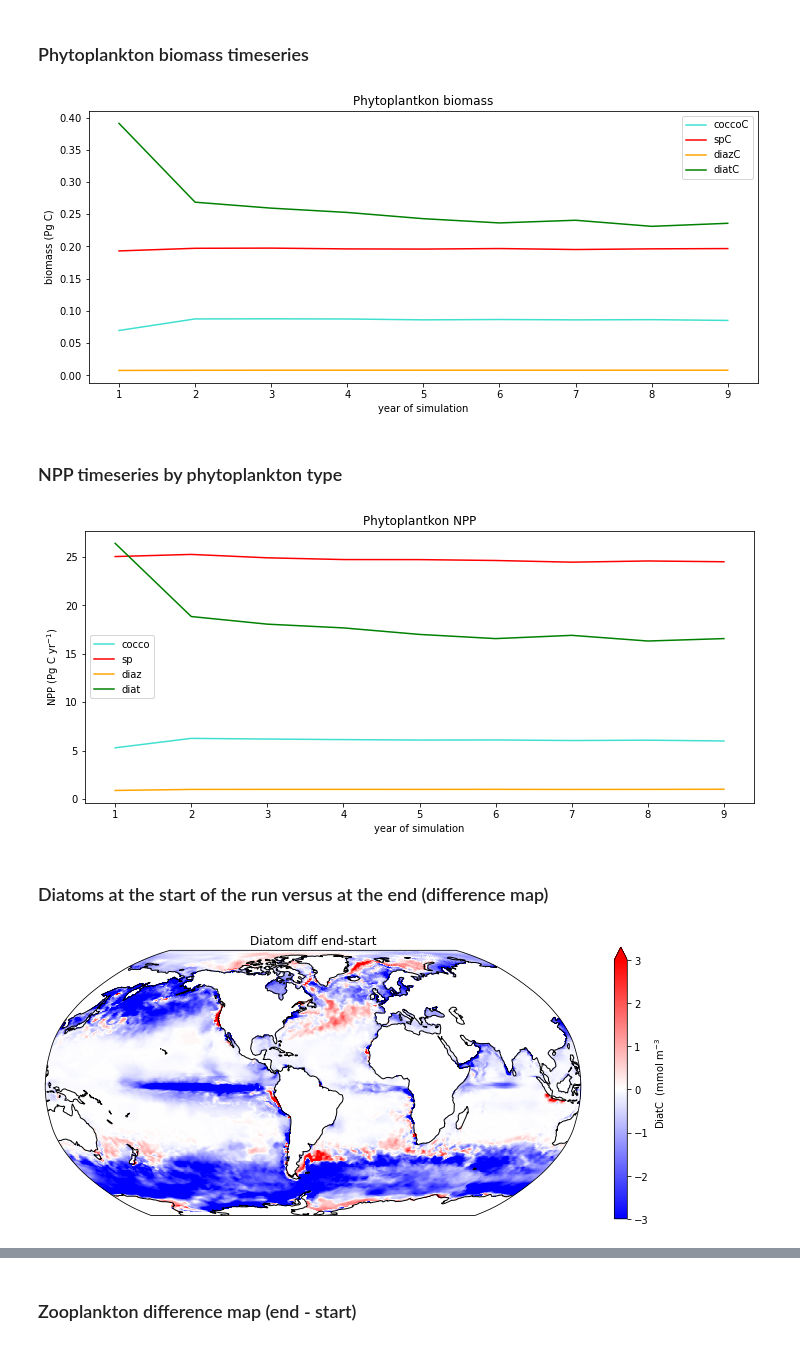
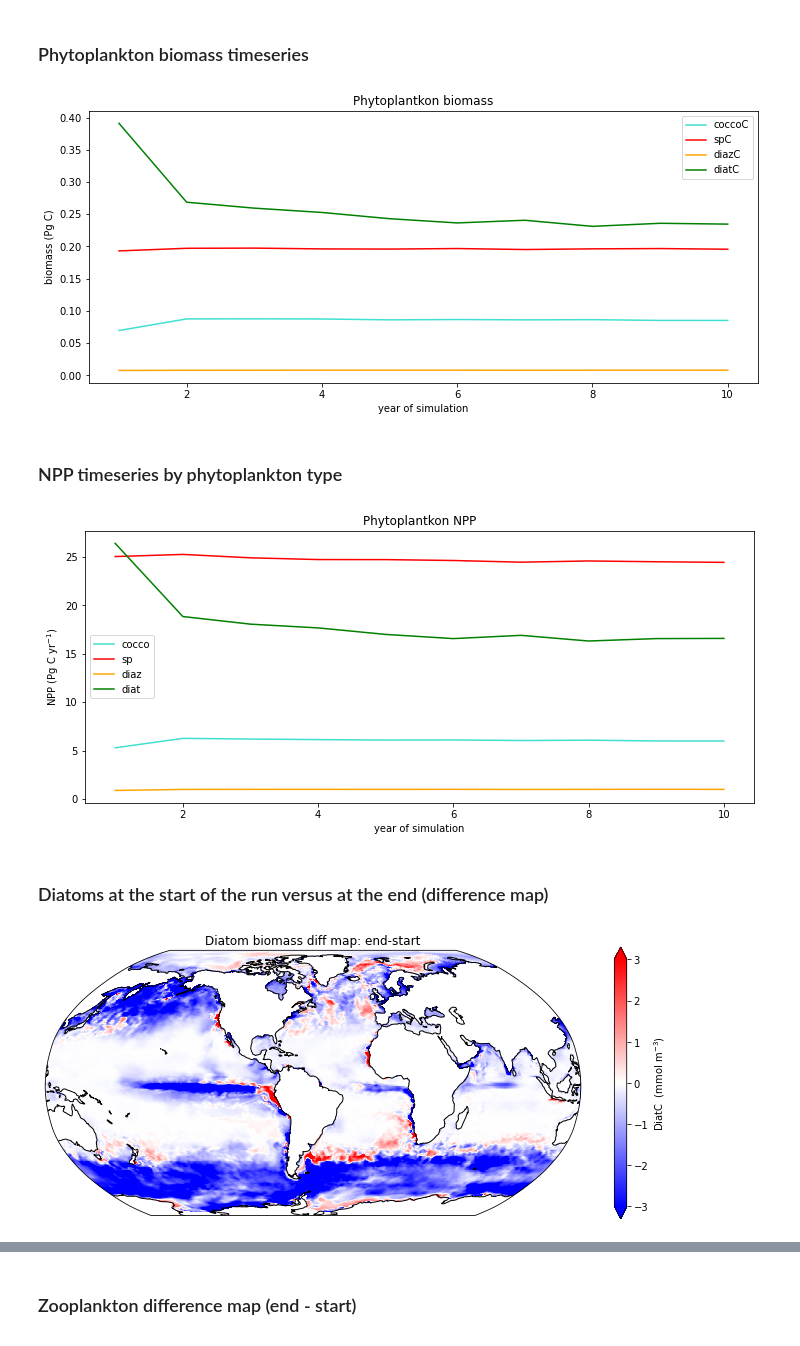
Before and after one commit to kristenkrumhardt/CESM2_oceanBGC_diag, a Jupyter notebook: mom6-marbl/tuning_4p2z/longer_run/MARBL_MOM6_ts_017.ipynb, the cells around one changed output, grey strips where cells are left out. Drawn from its saved outputs; the diff is of its cells as text; code cells hidden in the pictures.

Commit message:
updating to 10 years for 017

```diff
--- a/mom6-marbl/tuning_4p2z/longer_run/MARBL_MOM6_ts_017.ipynb
+++ b/mom6-marbl/tuning_4p2z/longer_run/MARBL_MOM6_ts_017.ipynb
@@ -31,7 +31,7 @@ user = 'kristenk'
 ## Define the year range to examine and get the CESM history files
 # %%
 start_yr = 1
-num_years = 9
+num_years = 10
 endyr = start_yr + num_years
 # %% [markdown]
 #### first get the 3-D variables
@@ -88,7 +90,7 @@ variables2d = ['photoC_TOT_zint','photoC_sp_zint',
              'photoC_diat_zint','photoC_diaz_zint','photoC_cocco_zint',
              'CaCO3_PROD_zint','POC_FLUX_100m',
              'x_graze_microzoo_zint','x_graze_mesozoo_zint',
-            'IFRAC','FG_CO2']
+            'IFRAC','FG_CO2','diat_Fe_lim_surf']
 
 variables3d = ['SiO2_PROD','diatC', 'coccoC','spC','diazC',
             'microzooC','mesozooC','diaz_Nfix']
@@ -214,6 +216,14 @@ for zoo in ['microzooC','mesozooC','spC','coccoC','diatC','diazC']:
     ds_glb[zoo] = tmp
     ds_glb[zoo].attrs['units'] = 'Pg C'
 
+########## global mean diatom iron lim
+
+v = 'diat_Fe_lim_surf'
+
+ds_glb[v] = (((cesm_ann_ds2[v] * area).sum(dim=('xh', 'yh')))/area.sum(dim=('xh', 'yh'))).compute()
+ds_glb[v].attrs = cesm_ann_ds2[v].attrs
+
+
 
 ds_glb = ds_glb.compute()
 # %%
@@ -291,7 +301,7 @@ ax.plot(years,ds_glb['diatC'],color='green', label='diatC')
 ax.legend()
 ax.set(ylabel='biomass (Pg C)',xlabel='year of simulation');
 # %% [output]
-[figure, old version]
+[figure, new version]
 # %% [markdown]
 ### NPP timeseries by phytoplankton type
 # %%
@@ -306,17 +316,19 @@ ax.plot(years,ds_glb['photoC_diat_zint'],color='green', label='diat')
 ax.legend()
 ax.set(ylabel='NPP (Pg C yr$^{-1}$)',xlabel='year of simulation');
 # %% [output]
-[figure, old version]
+[figure, new version]
 # %% [markdown]
 ### Diatoms at the start of the run versus at the end (difference map)
 # %%
 fig = plt.figure(figsize=(12,5))
 
+last_ts=len(ds_glb.time)-1
+
 ax = fig.add_subplot(1,1,1, projection=ccrs.Robinson(central_longitude=305.0))
-ax.set_title('Diatom diff end-start', fontsize=12)
-tmp = cesm_ann_ds.diatC.isel(z_l=0,time=8)-cesm_ann_ds.diatC.isel(z_l=0,time=0)
+ax.set_title('Diatom biomass diff map: end-start', fontsize=12)
+tmp = cesm_ann_ds.diatC.isel(z_l=0,time=last_ts)-cesm_ann_ds.diatC.isel(z_l=0,time=0)
 pc=ax.pcolormesh(lons, lats, tmp, cmap='bwr',vmin=-3,vmax=3,transform=ccrs.PlateCarree())
 ax.coastlines('110m',linewidth=1)
-cbar1 = fig.colorbar(pc, ax=ax,extend='max',label='DiatC  (mmol m$^{-3}$')
+cbar1 = fig.colorbar(pc, ax=ax,extend='both',label='DiatC  (mmol m$^{-3}$)')
 # %% [output]
-[figure, old version]
+[figure, new version]
```
Also changed, not shown: parts of 8 cells of this notebook.
